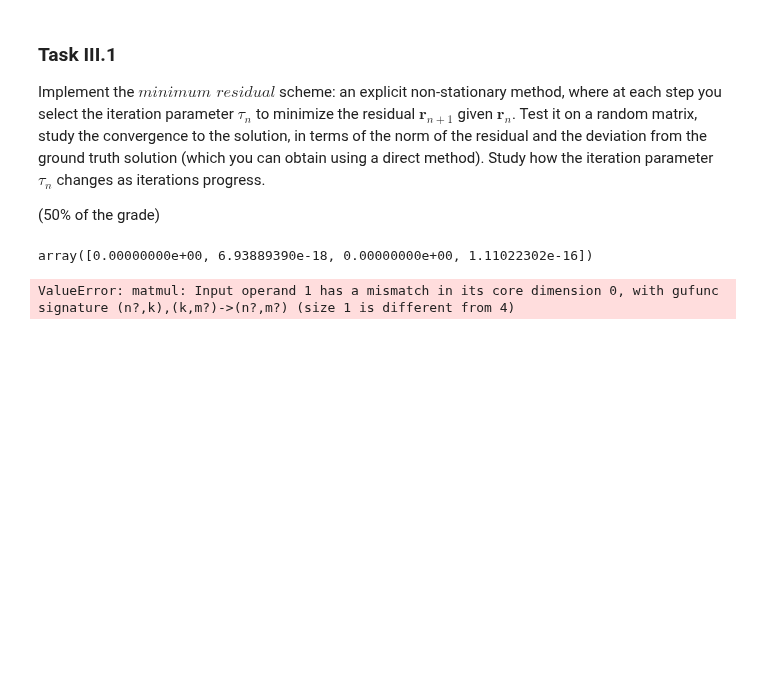
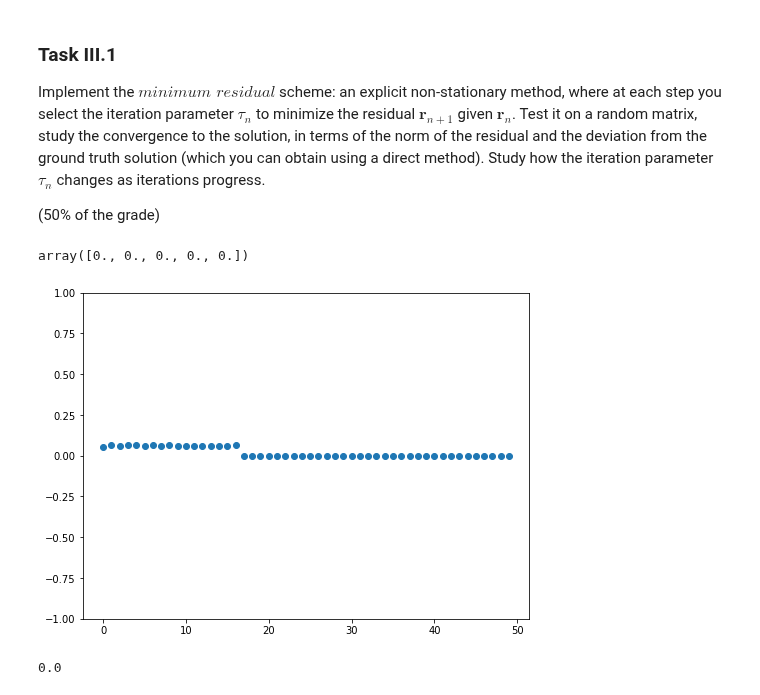
Before and after one commit to ev-br/CP2020, a Jupyter notebook: week_4_iterative_linalg_Jacobi_Seidel_minres.ipynb, the cells around one changed output. Drawn from its saved outputs; the diff is of its cells as text; code cells hidden in the pictures; blank space fills up the shorter version.

```diff
--- a/week_4_iterative_linalg_Jacobi_Seidel_minres.ipynb
+++ b/week_4_iterative_linalg_Jacobi_Seidel_minres.ipynb
@@ -4,9 +4,10 @@
 First, generate a random diagonally dominant matrix, for testing.
 # %%
 import numpy as np
+from matplotlib import pyplot as plt
 rndm = np.random.RandomState(1234)
 
-n = 4
+n = 5
 A = rndm.uniform(size=(n, n)) + np.diagflat([15]*n)
 b = rndm.uniform(size=n)
 # %% [markdown]
@@ -191,23 +196,40 @@ Implement the $\textit{minimum residual}$ scheme: an explicit non-stationary met
 def minimal_residual(A, b, x0, ni=50):
     x = x0
     i = -1
-    for _ in range(ni):
+    tau_arr = np.zeros(ni)
+    for i in range(ni):
         r = A @ x - b
         A_f = A @ r
-        tau = r.T @ A_f / np.linalg.norm(A_f) ** 2
-        x -= tau * r
-    return x
+        if np.linalg.norm(r) > 0:
+            #print(r.T)
+            tau = r.T @ A_f / np.linalg.norm(A_f) ** 2
+            tau_arr[i] = tau
+            #print(tau_arr)
+            #print('tau: {}'.format(tau))
+            x -= tau * r
+        else:
+            break
+    return x, tau_arr
 # %%
-x_m = minimal_residual(A, b, np.ones(n))
+#print(np.ones(n))
+x_m, tau_arr = minimal_residual(A, b, np.ones(n))
 dif_s = A @ x_m - b
 dif_s
 # %% [output]
-array([0.00000000e+00, 6.93889390e-18, 0.00000000e+00, 1.11022302e-16])
+array([0., 0., 0., 0., 0.])
+# %%
+plt.figure(figsize=(8, 6))
+plt.plot(np.arange(tau_arr.size), tau_arr, 'o')
+plt.ylim(-1, 1)
+plt.show()
+# %% [output]
+[figure, added]
 # %%
-a = rndm.uniform(size=(n, n)) + np.diagflat([4]*n)
-b = rndm.uniform(size=n)
-x_m = minimal_residual(a, b, np.array((1, 2, 3, 4)).reshape(1, -1))
-dif_s = A @ x_m - b
-dif_s
+n = 3
+a = np.random.uniform(size=(n, n)) + np.diagflat([15]*n)
+b = np.random.uniform(size=n)
+x_m, tau_arr = minimal_residual(a, b, np.ones(n))
+dif_s = a @ x_m - b
+np.linalg.norm(dif_s)
 # %% [output]
-ValueError: matmul: Input operand 1 has a mismatch in its core dimension 0, with gufunc signature (n?,k),(k,m?)->(n?,m?) (size 1 is different from 4)
+0.0
```
Also changed, not shown: parts of 6 cells of this notebook, 3 other files.
